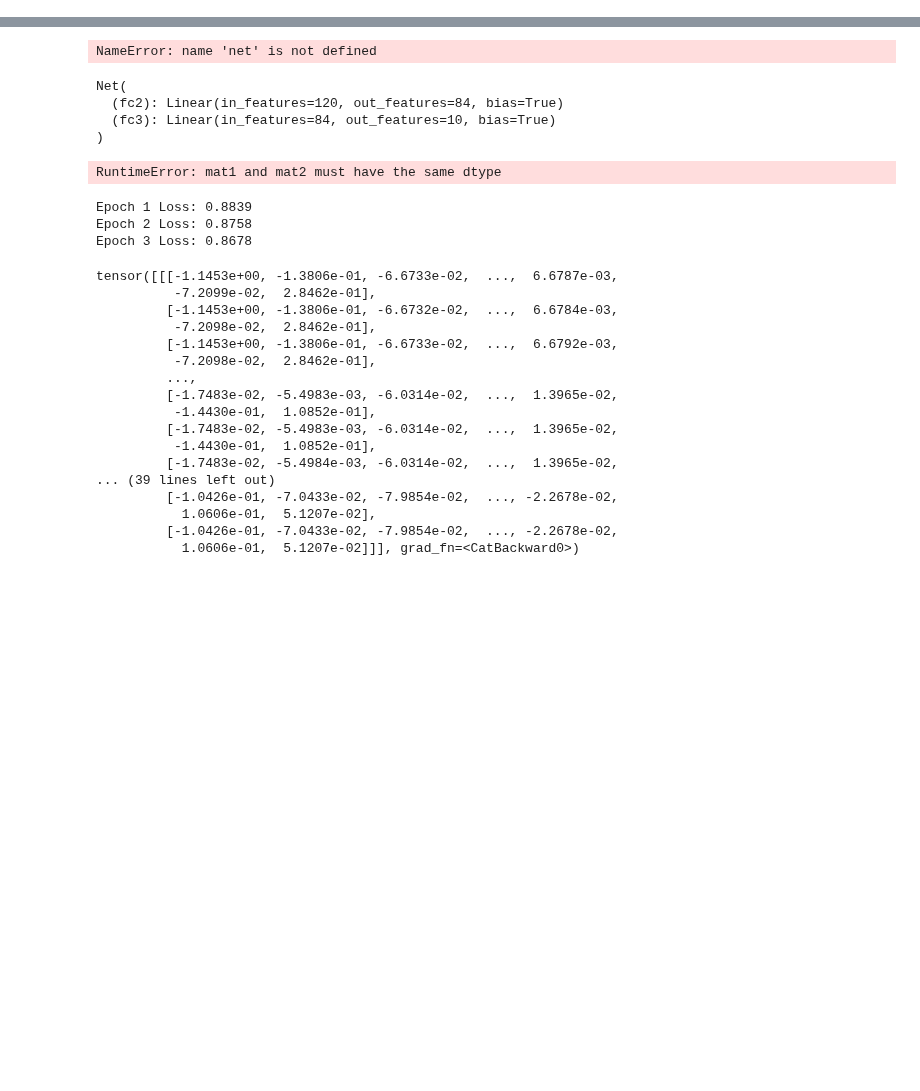
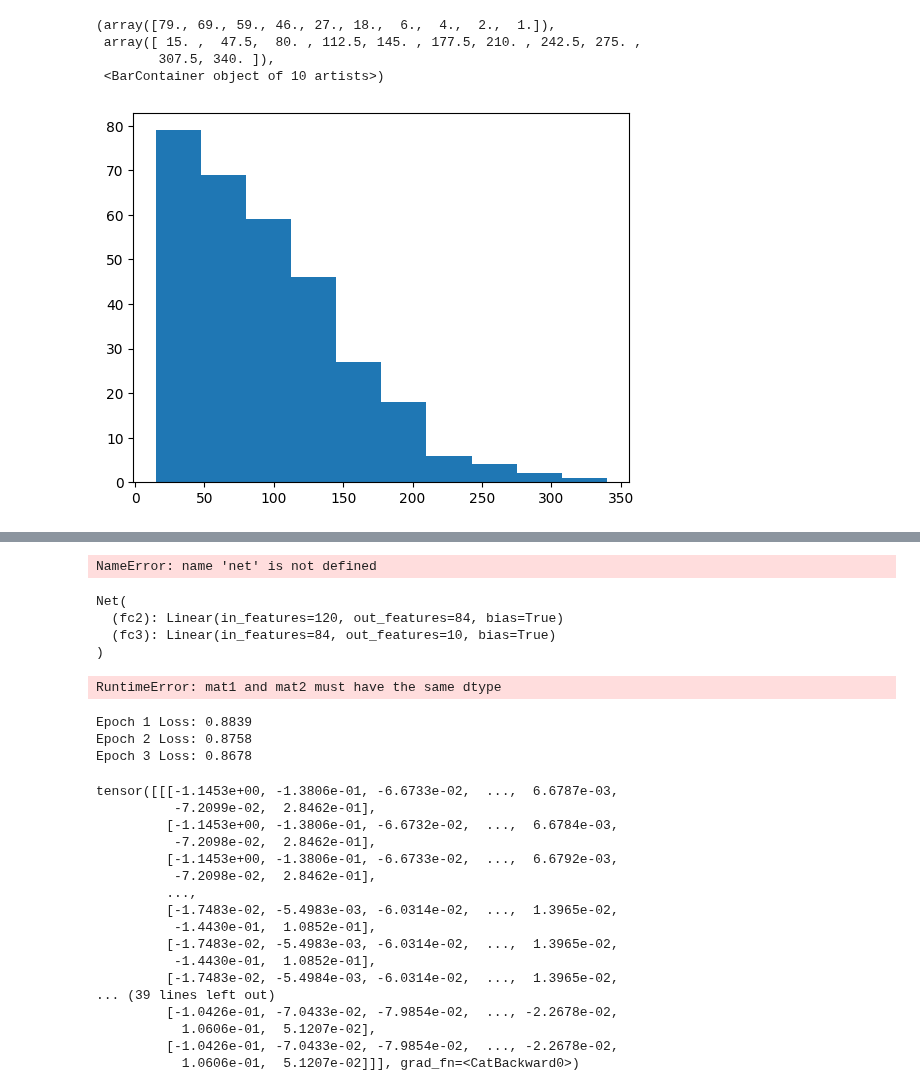
Before and after one commit to ARP-Lab/multi_modal, a Jupyter notebook: model/arpetri.ipynb, the cells around one changed output, grey strips where cells are left out. Drawn from its saved outputs; the diff is of its cells as text; code cells hidden in the pictures; blank space fills up the shorter version.

```diff
--- a/model/arpetri.ipynb
+++ b/model/arpetri.ipynb
@@ -234,0 +486,7 @@ target = torch.tensor(target)
+# %%
+result = []
+for i in range(311):
+    a, b, c = audio_outputs[i]['last_hidden_state'].shape
+    result.append(b)
+
+pd.DataFrame(result).describe()
@@ -234,0 +503,8 @@ target = torch.tensor(target)
+# %%
+plt.hist(sorted(result), )
+# %% [output]
+(array([79., 69., 59., 46., 27., 18.,  6.,  4.,  2.,  1.]),
+ array([ 15. ,  47.5,  80. , 112.5, 145. , 177.5, 210. , 242.5, 275. ,
+        307.5, 340. ]),
+ <BarContainer object of 10 artists>)
+[figure, added]
```
Also changed, not shown: parts of 76 cells of this notebook, 1 other file.
